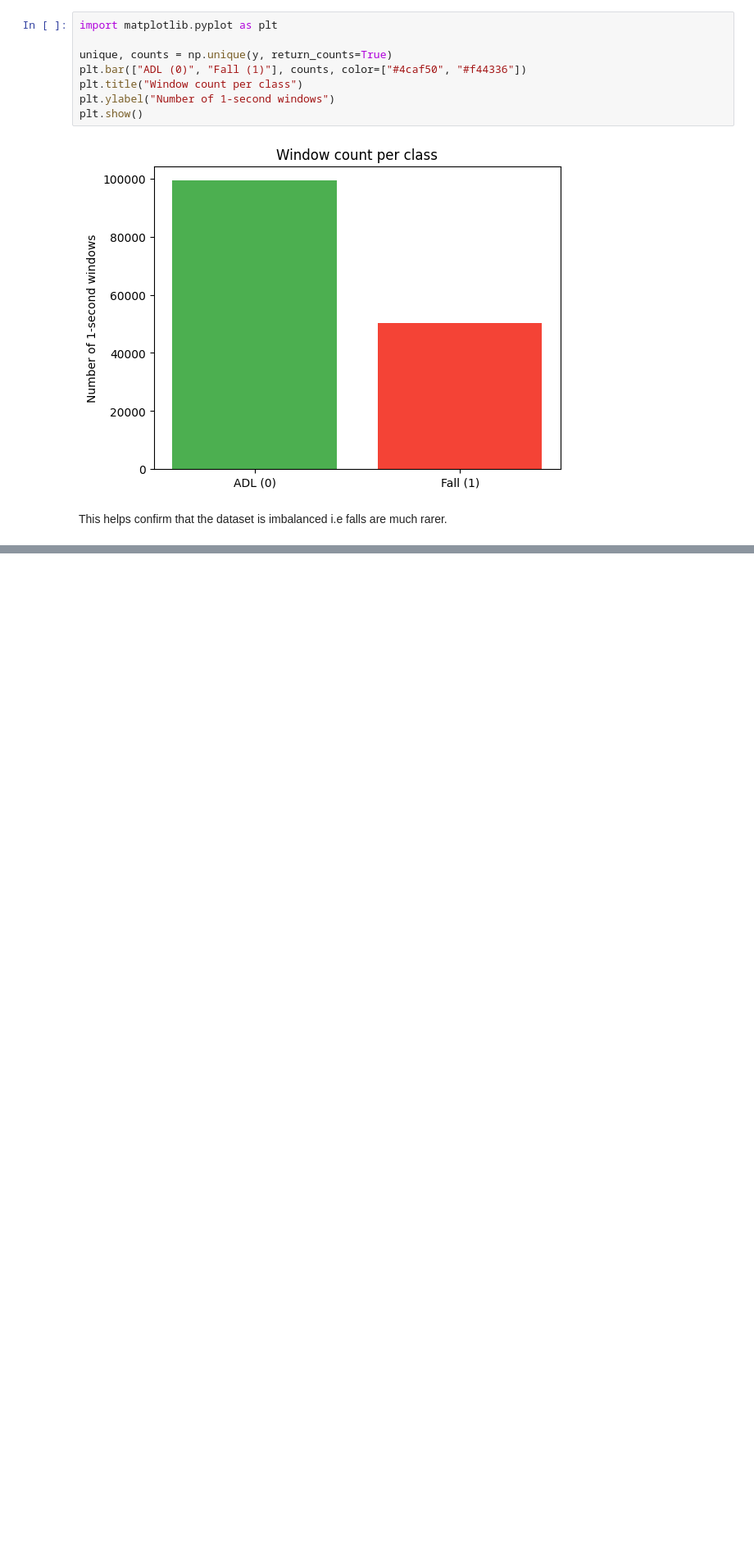
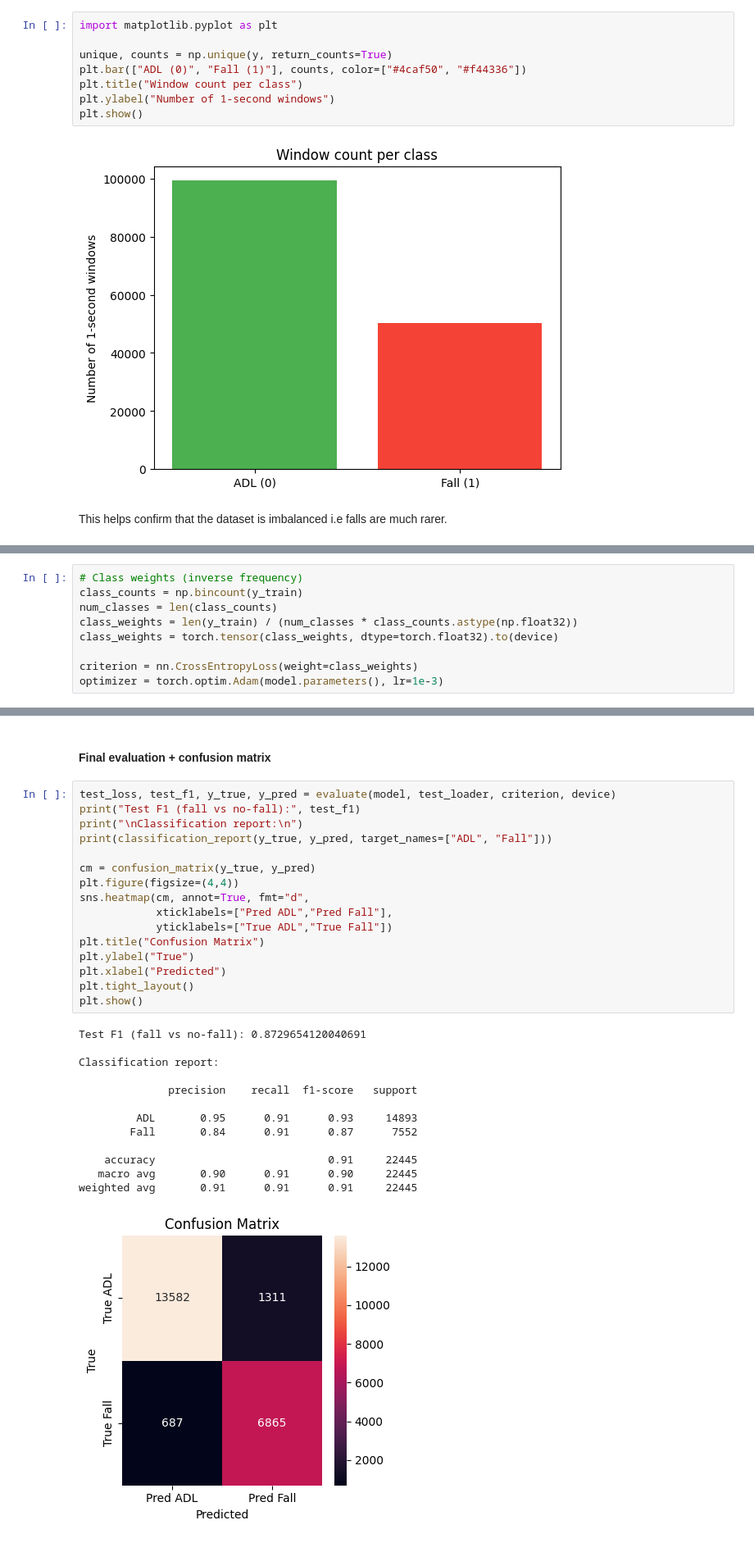
Before and after one commit to Ajay1-me/real-time-fall-prediction, a Jupyter notebook: fall_prediction.ipynb, the cells around one changed output, grey strips where cells are left out. Shown: that part at 82% size. Cells and saved outputs as stored; diff of their text form; blank space fills up the shorter version.

```diff
--- a/fall_prediction.ipynb
+++ b/fall_prediction.ipynb
@@ -151,0 +255,9 @@ plt.show()
+# %%
+# Class weights (inverse frequency)
+class_counts = np.bincount(y_train)
+num_classes = len(class_counts)
+class_weights = len(y_train) / (num_classes * class_counts.astype(np.float32))
+class_weights = torch.tensor(class_weights, dtype=torch.float32).to(device)
+
+criterion = nn.CrossEntropyLoss(weight=class_weights)
+optimizer = torch.optim.Adam(model.parameters(), lr=1e-3)
@@ -151,0 +365,32 @@ plt.show()
+# %% [markdown]
+#### Final evaluation + confusion matrix
+# %%
+test_loss, test_f1, y_true, y_pred = evaluate(model, test_loader, criterion, device)
+print("Test F1 (fall vs no-fall):", test_f1)
+print("\nClassification report:\n")
+print(classification_report(y_true, y_pred, target_names=["ADL", "Fall"]))
+
+cm = confusion_matrix(y_true, y_pred)
+plt.figure(figsize=(4,4))
+sns.heatmap(cm, annot=True, fmt="d",
+            xticklabels=["Pred ADL","Pred Fall"],
+            yticklabels=["True ADL","True Fall"])
+plt.title("Confusion Matrix")
+plt.ylabel("True")
+plt.xlabel("Predicted")
+plt.tight_layout()
+plt.show()
+# %% [output]
+Test F1 (fall vs no-fall): 0.8729654120040691
+
+Classification report:
+
+              precision    recall  f1-score   support
+
+         ADL       0.95      0.91      0.93     14893
+        Fall       0.84      0.91      0.87      7552
+
+    accuracy                           0.91     22445
+   macro avg       0.90      0.91      0.90     22445
+weighted avg       0.91      0.91      0.91     22445
+[figure, added]
```
Also changed, not shown: parts of 16 cells of this notebook, 3 other files.
